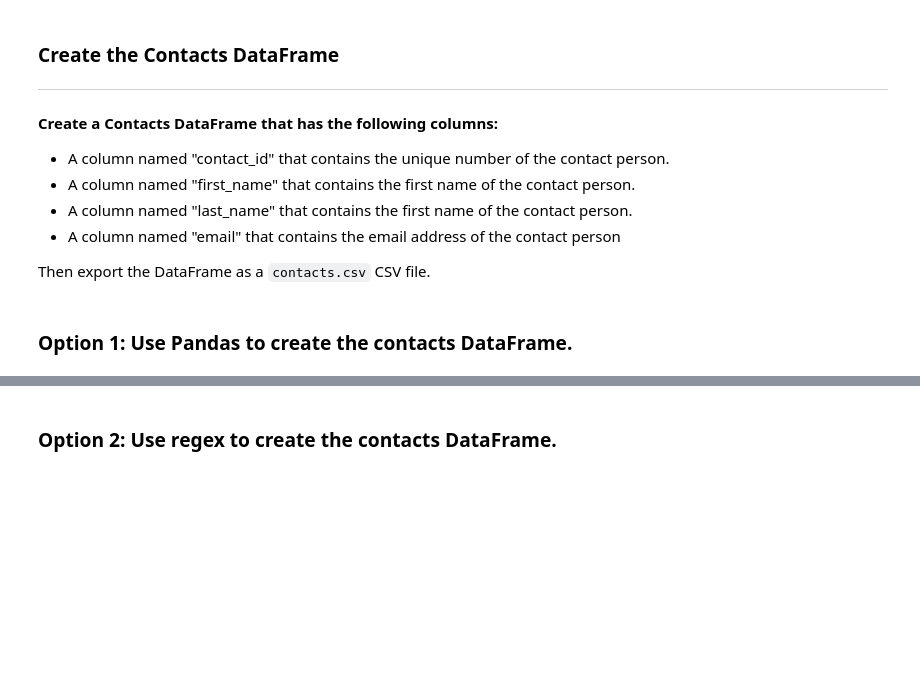
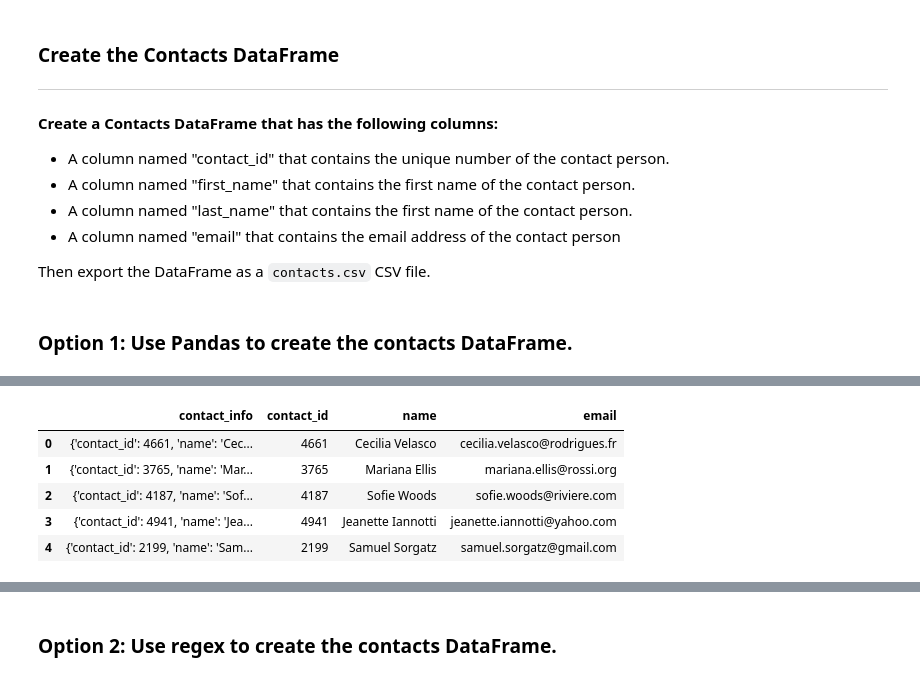
Before and after one commit to andersonjenna/Crowdfunding_ETL, a Jupyter notebook: ETL_Mini_Project_Starter_Code.ipynb, the cells around one changed output, grey strips where cells are left out. Cells and saved outputs as stored; diff of their text form; code cells hidden in the pictures; blank space fills up the shorter version.

```diff
--- a/ETL_Mini_Project_Starter_Code.ipynb
+++ b/ETL_Mini_Project_Starter_Code.ipynb
@@ -362,2 +371,29 @@ print(dict_values)
+# %%
+# Create a contact_info DataFrame and add each list of values, i.e., each row
+# to the 'contact_id', 'name', 'email' columns.
+contact_info_data = [
+    '{"contact_id": 4661, "name": "Cecilia Velasco", "email": "cecilia.velasco@rodrigues.fr"}',
+    '{"contact_id": 3765, "name": "Mariana Ellis", "email": "mariana.ellis@rossi.org"}',
+    '{"contact_id": 4187, "name": "Sofie Woods", "email": "sofie.woods@riviere.com"}',
+    '{"contact_id": 4941, "name": "Jeanette Iannotti", "email": "jeanette.iannotti@yahoo.com"}',
+    '{"contact_id": 2199, "name": "Samuel Sorgatz", "email": "samuel.sorgatz@gmail.com"}'
+]
+
+contact_info_df = pd.DataFrame(contact_info_data, columns=['contact_info'])
+
+contact_info_df['contact_info'] = contact_info_df['contact_info'].apply(json.loads)
+
+contact_info_df['contact_id'] = contact_info_df['contact_info'].apply(lambda x: x['contact_id'])
+contact_info_df['name'] = contact_info_df['contact_info'].apply(lambda x: x['name'])
+contact_info_df['email'] = contact_info_df['contact_info'].apply(lambda x: x['email'])
+
+contact_info_df
+# %% [output]
+|  | contact_info | contact_id | name | email |
+| 0 | {'contact_id': 4661, 'name': 'Cec... | 4661 | Cecilia Velasco | cecilia.velasco@rodrigues.fr |
+| 1 | {'contact_id': 3765, 'name': 'Mar... | 3765 | Mariana Ellis | mariana.ellis@rossi.org |
+| 2 | {'contact_id': 4187, 'name': 'Sof... | 4187 | Sofie Woods | sofie.woods@riviere.com |
+| 3 | {'contact_id': 4941, 'name': 'Jea... | 4941 | Jeanette Iannotti | jeanette.iannotti@yahoo.com |
+| 4 | {'contact_id': 2199, 'name': 'Sam... | 2199 | Samuel Sorgatz | samuel.sorgatz@gmail.com |
 # %%
 # Check the datatypes.
```
Also changed, not shown: parts of 18 cells of this notebook.
